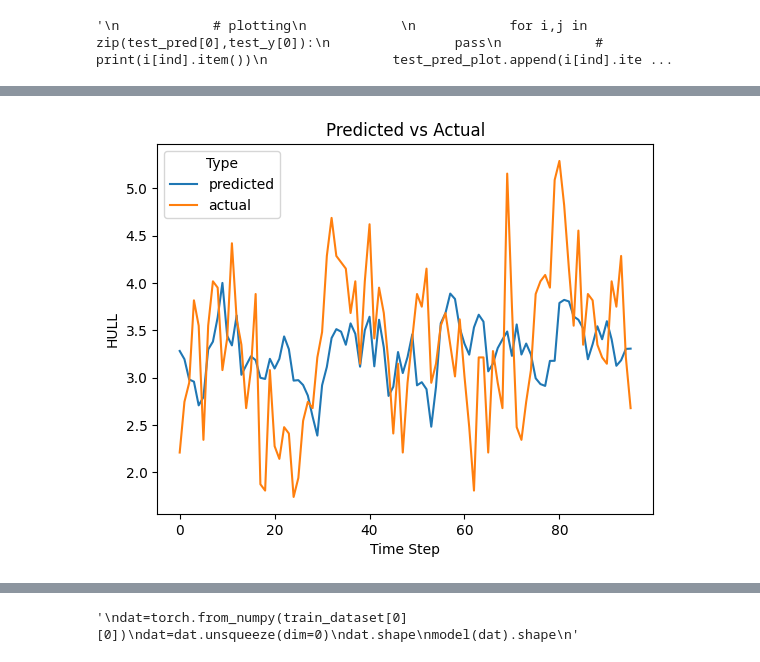
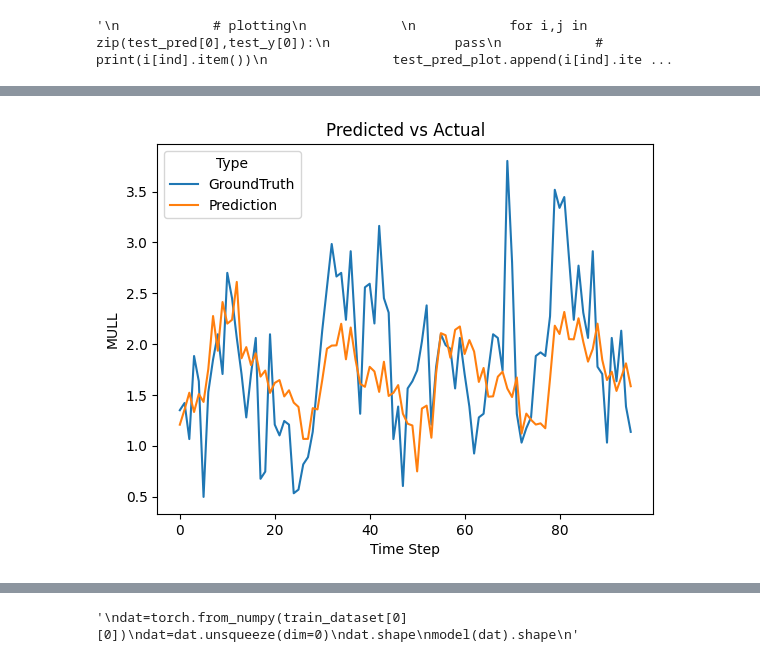
Before and after one commit to neelblabla/transformers_for_time_series_forecasting, a Jupyter notebook: patch-tst/patchTST_custom_ETTH1.ipynb, the cells around one changed output, grey strips where cells are left out. Drawn from its saved outputs; the diff is of its cells as text; code cells hidden in the pictures.

```diff
--- a/patch-tst/patchTST_custom_ETTH1.ipynb
+++ b/patch-tst/patchTST_custom_ETTH1.ipynb
@@ -150,16 +148,42 @@ os.chdir(current_directory)
 Model
 # %% [output]
 PatchTST.PatchTST_supervised.models.PatchTST.Model
+# %%
+class Configs:
+    def __init__(self):
+        self.enc_in = 7
+        self.seq_len = 336
+        self.pred_len = 96
+        self.e_layers = 3
+        self.n_heads = 8
+        self.d_model = 128
+        self.d_ff = 512
+        self.dropout = 0.4
+        self.fc_dropout = 0.
+        self.head_dropout = 0.
+        self.individual = True
+        self.patch_len = 24
+        self.stride = 8
+        self.padding_patch = True
+        self.revin = True
+        self.affine = False
+        self.subtract_last = False
+        self.decomposition = False
+        self.kernel_size = 25
+
+my_configs = Configs()
+model=Model(configs=my_configs)
 # %%
+'''
 class Configs:
     def __init__(self):
         self.enc_in = 7
         self.seq_len = 336
         self.pred_len = 96
         self.e_layers = 3
-        self.n_heads = 4
-        self.d_model = 16
-        self.d_ff = 128
+        self.n_heads = 8
+        self.d_model = 32
+        self.d_ff = 128*2*2
         self.dropout = 0.3
         self.fc_dropout = 0.
         self.head_dropout = 0.
@@ -175,3 +199,4 @@ class Configs:
 
 my_configs = Configs()
 model=Model(configs=my_configs)
+'''
@@ -207,7 +234,7 @@ class model_run:
 
 
 
-    def model_hyperparameters(self,batch_size=128,lr=0.00001,epochs=500,cuda=True,Dataloader=DataLoader):
+    def model_hyperparameters(self,batch_size=128,lr=0.00001,epochs=150,cuda=True,Dataloader=DataLoader):
         self.batch_size = batch_size
         self.lr=lr
         self.epochs=epochs
@@ -321,8 +348,8 @@ class model_run:
         df_y_final=pd.DataFrame(df_y_final,columns=df_columns)
 
 
-        sns.lineplot(x=list(range(len(df_pred_final)))[:96], y=df_pred_final[column][:96], label="predicted")
-        sns.lineplot(x=list(range(len(df_y_final)))[:96], y=df_y_final[column][:96], label="actual")
+        sns.lineplot(x=list(range(len(df_y_final)))[:96], y=df_y_final[column][:96], label="GroundTruth")
+        sns.lineplot(x=list(range(len(df_pred_final)))[:96], y=df_pred_final[column][:96], label="Prediction")
         plt.legend(title='Type')
         plt.xlabel('Time Step')
         plt.title("Predicted vs Actual")
@@ -386,4 +413,4 @@ epoch: 11 MSE loss: 0.4353 MSE valid loss: 0.3827
 # %%
-x.test_plots(df_columns=df.columns[1:],scaler=scaler,column='HULL')
+x.test_plots(df_columns=df.columns[1:],scaler=scaler,column='MULL')
 # %% [output]
-[figure, old version]
+[figure, new version]
```
Also changed, not shown: parts of 5 cells of this notebook, 3 other files.
